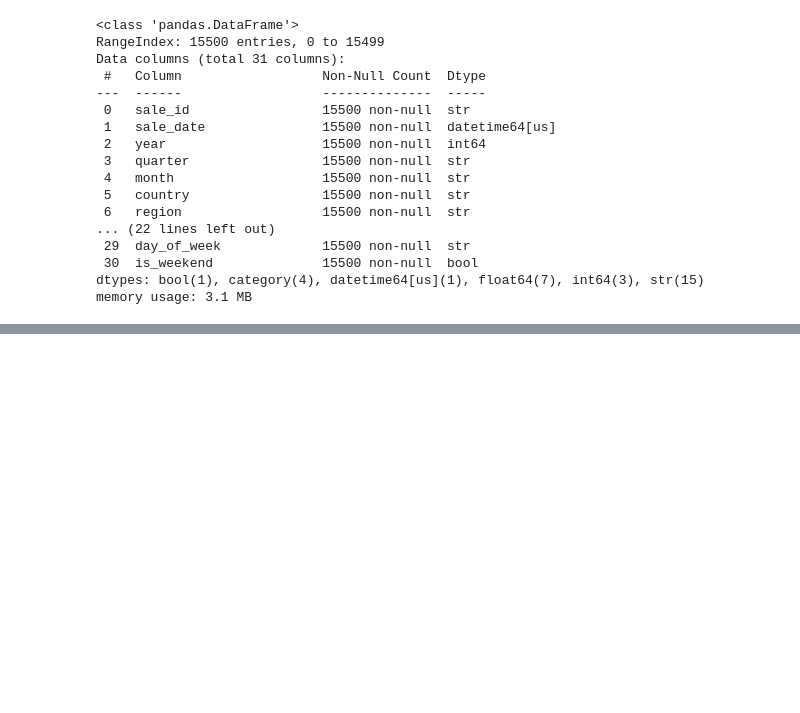
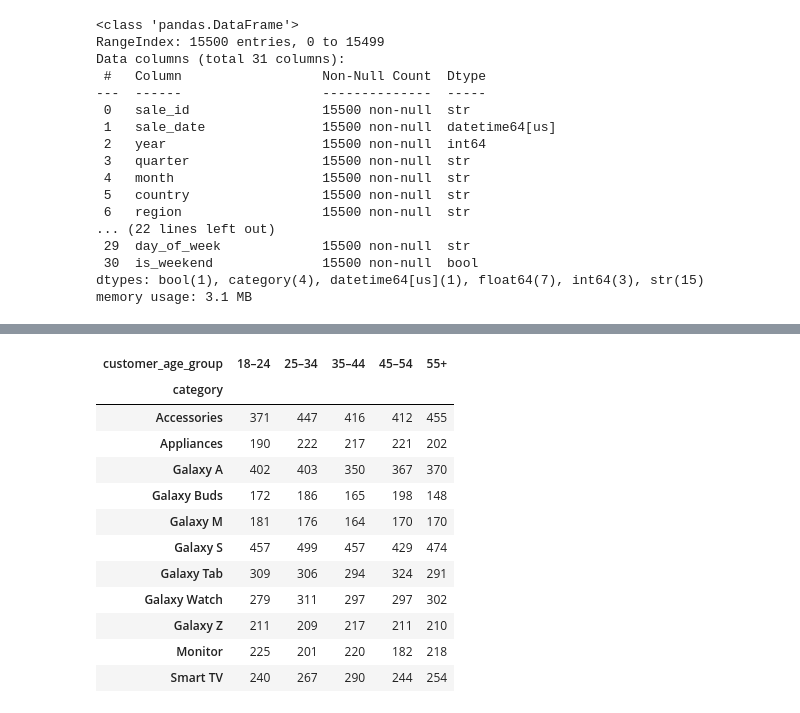
Before and after one commit to nishant8105/Python-Project, a Jupyter notebook: samsung/main.ipynb, the cells around one changed output, grey strips where cells are left out. Cells and saved outputs as stored; diff of their text form; code cells hidden in the pictures; blank space fills up the shorter version.

```diff
--- a/samsung/main.ipynb
+++ b/samsung/main.ipynb
@@ -243,0 +362,16 @@ memory usage: 3.1 MB
+# %%
+pd.crosstab(df["category"], df["customer_age_group"],)
+# %% [output]
+| customer_age_group | 18–24 | 25–34 | 35–44 | 45–54 | 55+ |
+| category |  |  |  |  |  |
+| Accessories | 371 | 447 | 416 | 412 | 455 |
+| Appliances | 190 | 222 | 217 | 221 | 202 |
+| Galaxy A | 402 | 403 | 350 | 367 | 370 |
+| Galaxy Buds | 172 | 186 | 165 | 198 | 148 |
+| Galaxy M | 181 | 176 | 164 | 170 | 170 |
+| Galaxy S | 457 | 499 | 457 | 429 | 474 |
+| Galaxy Tab | 309 | 306 | 294 | 324 | 291 |
+| Galaxy Watch | 279 | 311 | 297 | 297 | 302 |
+| Galaxy Z | 211 | 209 | 217 | 211 | 210 |
+| Monitor | 225 | 201 | 220 | 182 | 218 |
+| Smart TV | 240 | 267 | 290 | 244 | 254 |
```
Also changed, not shown: parts of 12 cells of this notebook.
